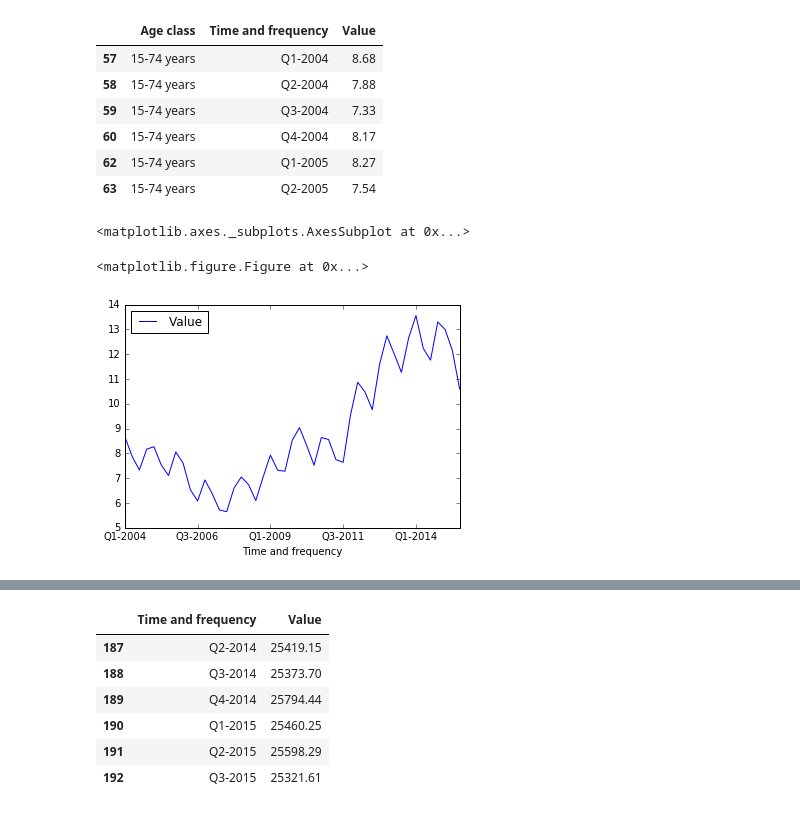
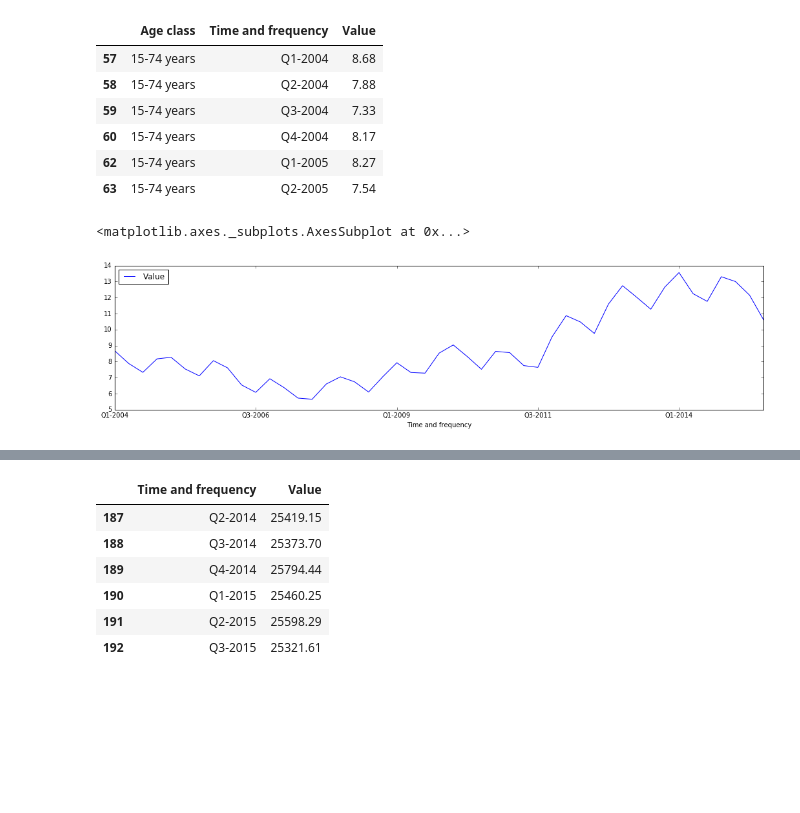
Before and after one commit to 26fe/jsonstat.py, a Jupyter notebook: istat-notebooks/istat_unemployment.ipynb, the cells around one changed output, grey strips where cells are left out. Drawn from its saved outputs; the diff is of its cells as text; code cells hidden in the pictures; blank space fills up the shorter version.

```diff
--- a/istat-notebooks/istat_unemployment.ipynb
+++ b/istat-notebooks/istat_unemployment.ipynb
@@ -188,10 +163,8 @@ df.head(6)
 | 62 | 15-74 years | Q1-2005 | 8.27 |
 | 63 | 15-74 years | Q2-2005 | 7.54 |
 # %%
-plt.figure(figsize=(7,4))
-df.plot(x='Time and frequency',y='Value')
+df.plot(x='Time and frequency',y='Value', figsize=(18,4))
 # %% [output]
 <matplotlib.axes._subplots.AxesSubplot at 0x...>
-<matplotlib.figure.Figure at 0x...>
-[figure, old version]
+[figure, new version]
 # %%
```
Also changed, not shown: parts of 10 cells of this notebook, 2 other files.
